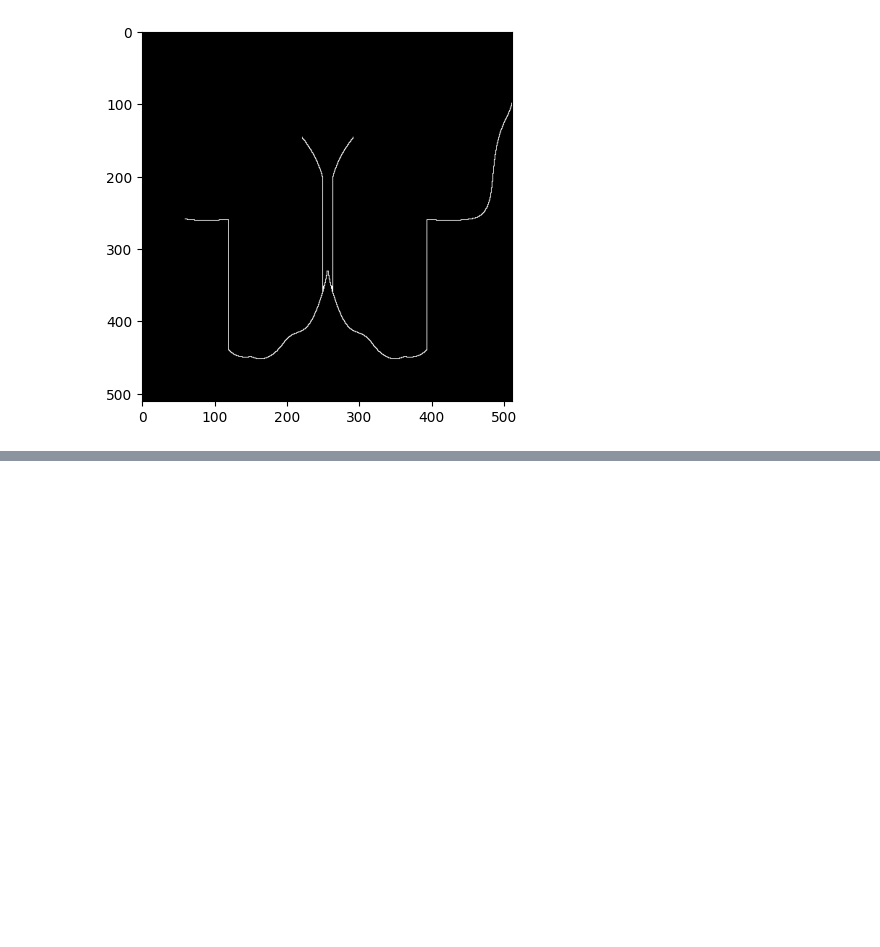
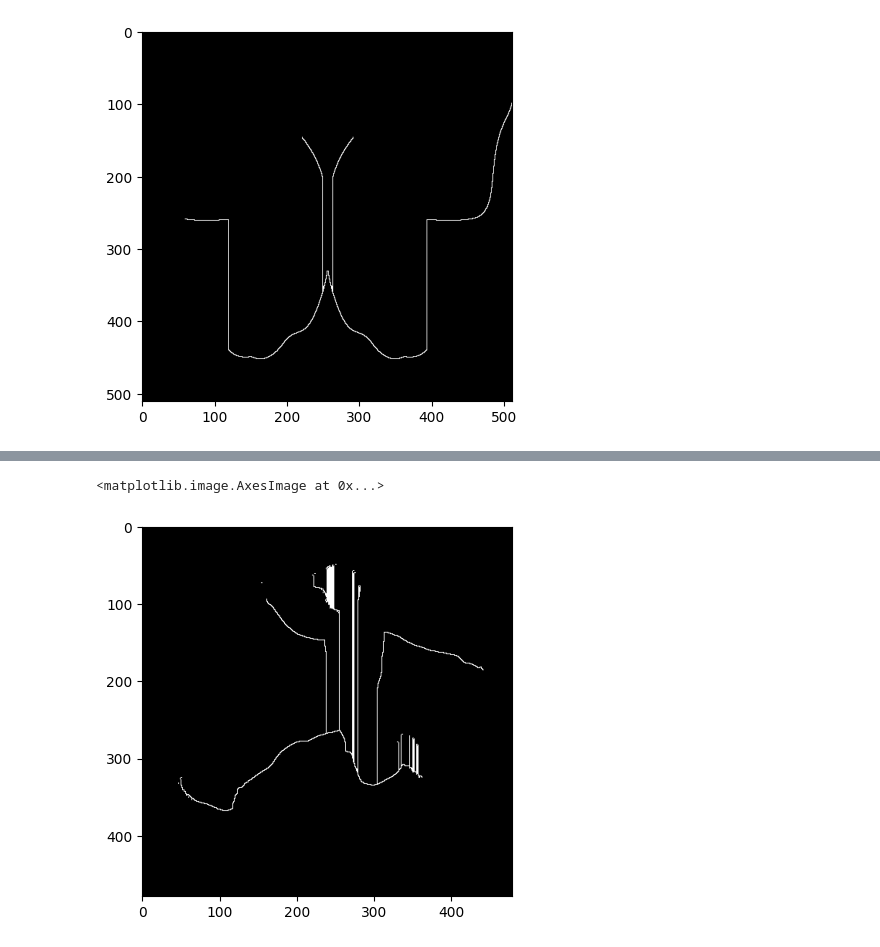
Before and after one commit to aarush-umap/3Dvision, a Jupyter notebook: binary_images.ipynb, the cells around one changed output, grey strips where cells are left out. Cells and saved outputs as stored; diff of their text form; code cells hidden in the pictures; blank space fills up the shorter version.

```diff
--- a/binary_images.ipynb
+++ b/binary_images.ipynb
@@ -157,0 +170,5 @@ plt.imshow(temp, cmap='gray')
+# %%
+plt.imshow(jump_skeleton, cmap='gray')
+# %% [output]
+<matplotlib.image.AxesImage at 0x...>
+[figure, added]
```
Also changed, not shown: parts of 9 cells of this notebook.
